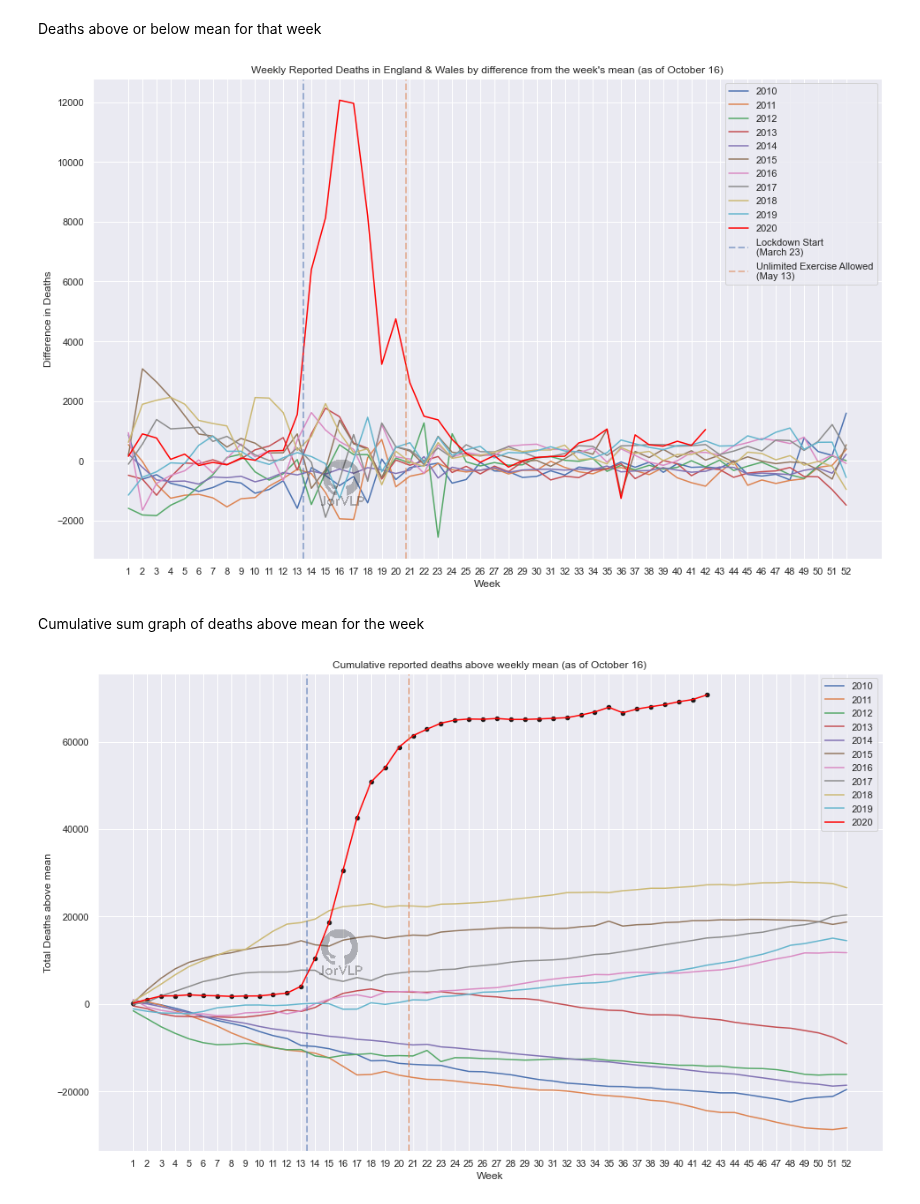
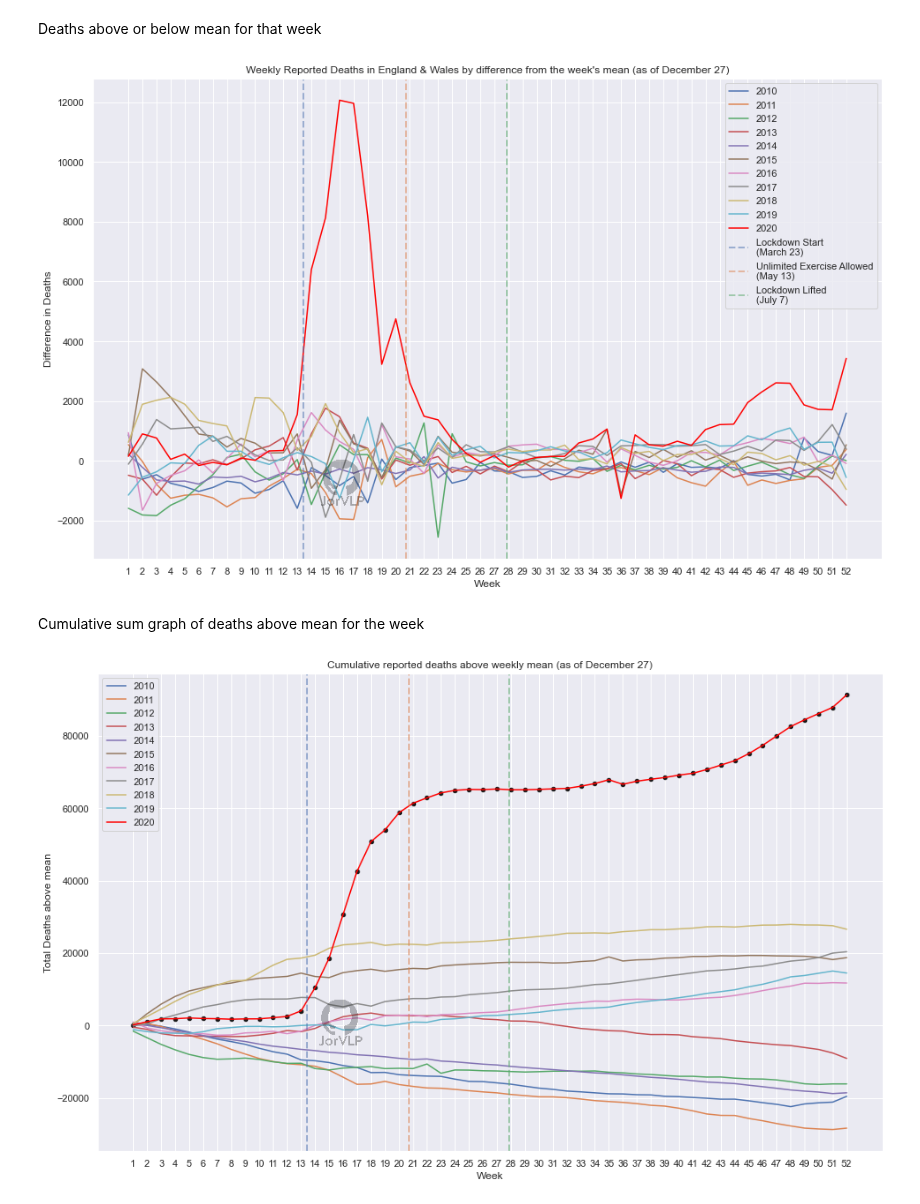
Before and after one commit to JorVLP/2020-Mortality-Analysis, a Jupyter notebook: deathsdata.ipynb, the cells around one changed output. Saved outputs shown, nothing was run; the diff lists cells and outputs as text; code cells hidden in the pictures.

Commit message:
all death data for 2020

```diff
--- a/deathsdata.ipynb
+++ b/deathsdata.ipynb
@@ -13,8 +13,10 @@ sns.set()
 ## England and Wales
 # %%
 years = list(range(2010,2021))
-events_to_label = {"Lockdown Start": ("March 23", 13 + 3/7), "Unlimited Exercise Allowed": ("May 13", 20 + 5/7)}
-last_data_update = "October 16"
+events_to_label = {"Lockdown Start": ("March 23", 13 + 3/7),
+    "Unlimited Exercise Allowed": ("May 13", 20 + 5/7),
+    "Lockdown Lifted" : ("July 7", 27 + 6/7)}
+last_data_update = "December 27"
 data_folder = "england and wales data"
 # %%
 deaths_table = np.zeros((len(years),52))
@@ -107,26 +109,26 @@ plt.ylabel("Difference in Deaths")
 plt.savefig("mean_diff_deaths.png",bbox_inches="tight")
 plt.show()
 # %% [output]
-[figure, old version]
+[figure, new version]
 # %% [markdown]
 Cumulative sum graph of deaths above mean for the week
 # %%
 cum_deaths_above_mean = np.cumsum(week_centered_deaths, 1)
 plot_data(cum_deaths_above_mean)
 plt.legend()
 
 # events to label & watermark
 ylim = plt.ylim()
 for (event_name, (date_string, week_num)) in events_to_label.items():
     plt.plot([week_num, week_num], ylim, "--", alpha=0.5, label=f"{event_name}\n({date_string})", linewidth=2)
-plt.figimage(watermark, 320, 240, zorder=3, alpha=.3)
+plt.figimage(watermark, 320, 160, zorder=3, alpha=.3)
 plt.ylim(ylim)
 
 plt.title(f"Cumulative reported deaths above weekly mean (as of {last_data_update})")
 plt.scatter(range(1,53), cum_deaths_above_mean[-1], c="k", s=20)
 plt.xlabel("Week")
 plt.ylabel("Total Deaths above mean")
 plt.savefig("cumulative_deaths.png",bbox_inches="tight")
 plt.show()
 # %% [output]
-[figure, old version]
+[figure, new version]
```
Also changed, not shown: parts of 1 cell of this notebook, 6 other files.
